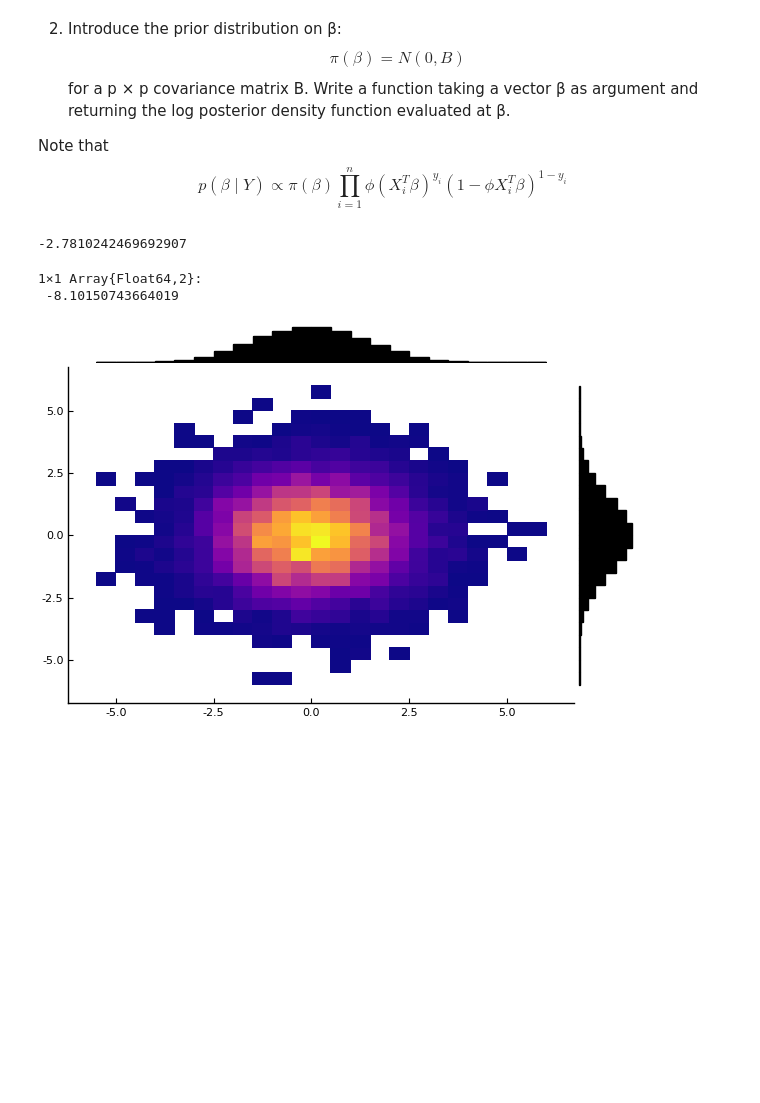
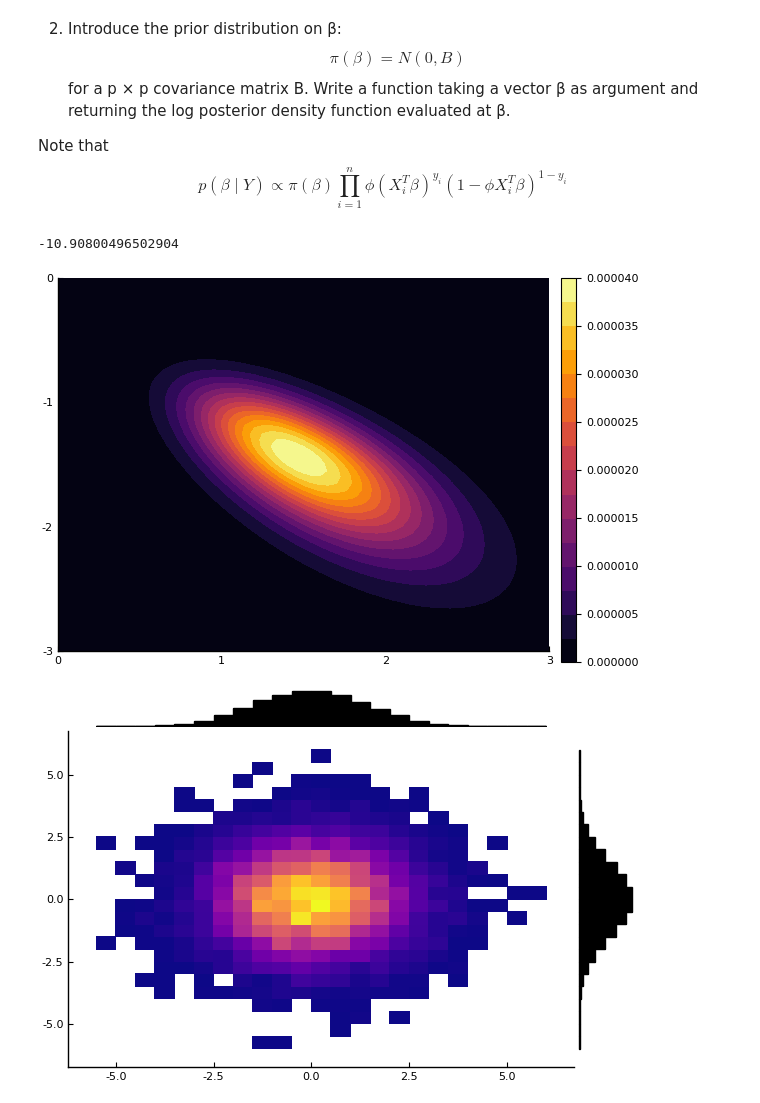
Before and after one commit to davibarreira/Computational_Statistics, a Jupyter notebook: Exercises3/Sheet3 Exercise 6.ipynb, the cells around one changed output. Drawn from its saved outputs; the diff is of its cells as text; code cells hidden in the pictures; blank space fills up the shorter version.

Commit message:
Visualizando a posteriori

```diff
--- a/Exercises3/Sheet3 Exercise 6.ipynb
+++ b/Exercises3/Sheet3 Exercise 6.ipynb
@@ -25,8 +25,9 @@ Note that the cdf will guarantee a value between 0 and 1.
 1. Generate a synthetic dataset Y from the probit model for an arbitrary value of β and a matrix X.
 # %%
 n    = 50
-beta = [1.0 5.0]
-X    = randn(n,2)
+beta = [1 -1]
+X    = [rand(Normal(0,1),n,1) rand(Normal(0,2),n,1)]
+
 # cdf.(Normal(0,1),X)
 # X' * beta
 Y = (cdf.(Normal(0,1),X*beta') .>= 0.5).*1;
@@ -45,23 +46,30 @@ Note that
 $$
 p(\beta \mid Y) \propto \pi(\beta)\prod^n_{i=1}\phi(X_i^T\beta)^{y_i}(1-\phi X_i^T \beta)^{1-y_i}
 $$
-# %%
-B = [2.0 0;
-     0 2.0]
-logpdf(MvNormal(B),[1.0,0]) #Note that Julia requires B to be of real numbers, not integers
-# %% [output]
--2.7810242469692907
 # %%
-fu
-Y'*logcdf.(Normal(0,1),X*beta') + (1 .- Y)'* logcdf.(Normal(0,1),-X*beta') .+ logpdf(MvNormal(B),beta)
-# (1 .- Y)'* log.(1 .- cdf.(Normal(0,1),X*beta')) # Problems with summation, going to infinity
+B = [1.0 0;
+     0 1.0]
 
-# function LogPosterior(beta)
-#     logpdf(Normal(0,1),)
-# end
+function LogPosterior(beta)
+    post = Y'*logcdf.(Normal(0,1),X*beta') + (1 .- Y)'* logcdf.(Normal(0,1),-X*beta').+ logpdf(MvNormal(B),beta')
+    return post[1]
+
+end
+beta1 = 1.0
+beta2 = 5.0
+LogPosterior(beta)
 # %% [output]
-1×1 Array{Float64,2}:
- -8.10150743664019
+-10.90800496502904
+# %%
+y = -3:0.05:0
+x = 0:0.05:3
+gridx = repeat(reshape(x, 1, :), length(y), 1)
+gridy = repeat(y, 1, length(x))
+f(x,y)= exp(LogPosterior([x y]))
+Z = map(f, gridx, gridy)
+p1 = contour(x,y, f, fill=true)
+# %% [output]
+[figure, added]
 # %%
 # plot(v[1,:],v[2,:],seriestype=:scatter,markerstrokewidth=0,alpha=0.1,)
 marginalhist(v[1,:],v[2,:],seriescolor=:plasma)#seriescolor=:blues,
```
Also changed, not shown: parts of 3 cells of this notebook.
